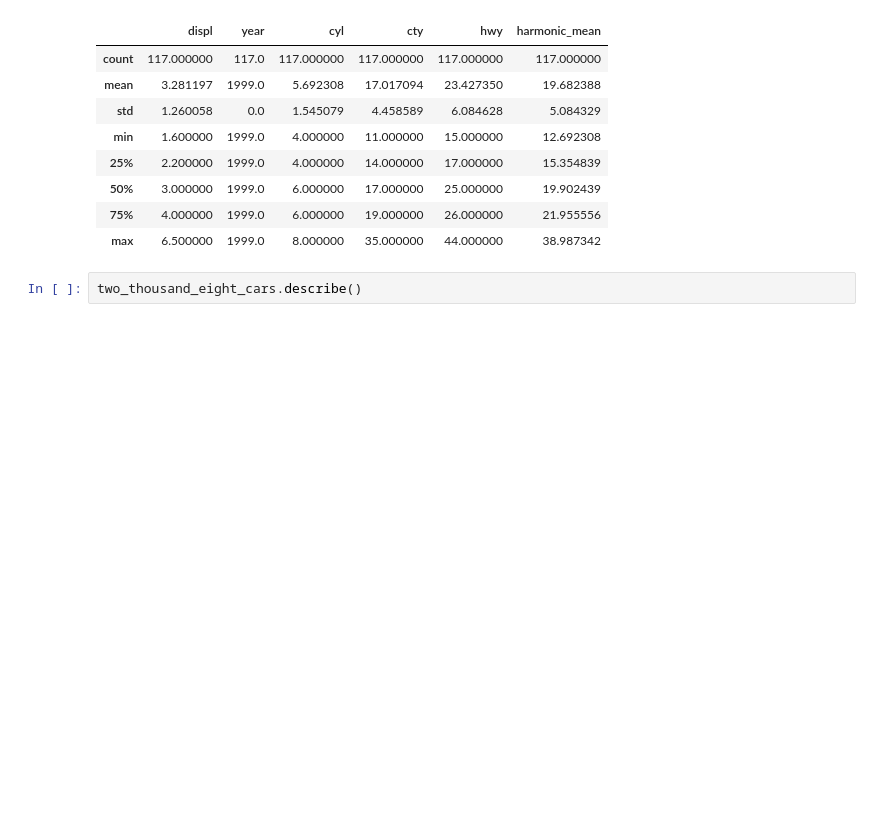
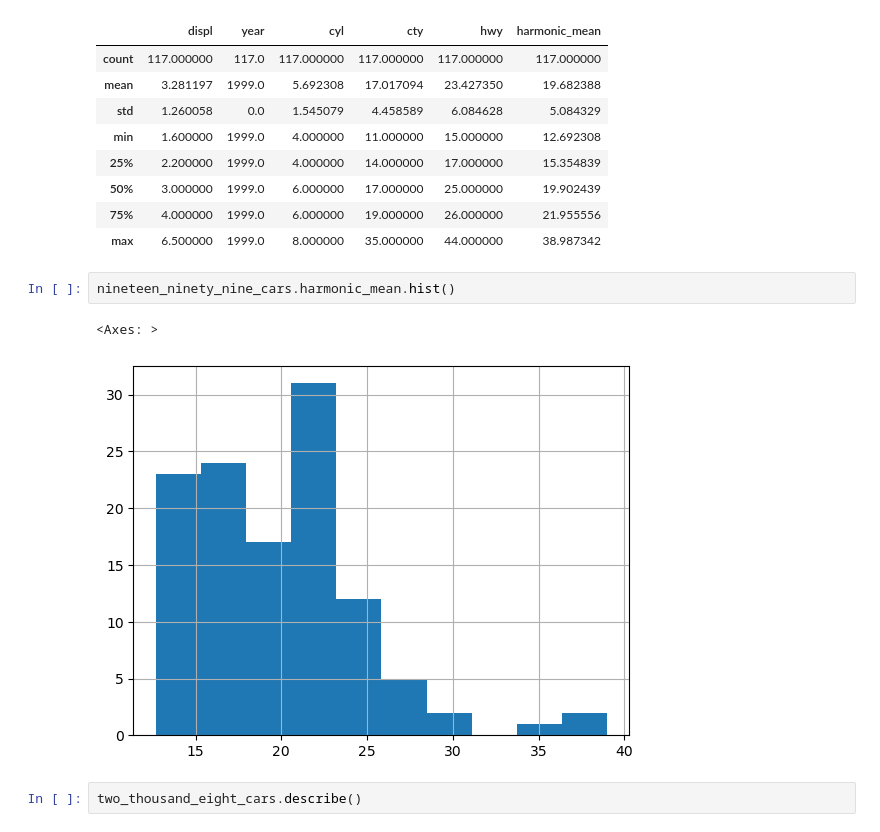
Before and after one commit to Alfred-W-S-Pirovits-Jr/statistics-exercises, a Jupyter notebook: hypothesis_testing.ipynb, the cells around one changed output. Cells and saved outputs as stored; diff of their text form; blank space fills up the shorter version.

```diff
--- a/hypothesis_testing.ipynb
+++ b/hypothesis_testing.ipynb
@@ -103,6 +133,11 @@ nineteen_ninety_nine_cars.describe()
 | 50% | 3.000000 | 1999.0 | 6.000000 | 17.000000 | 25.000000 | 19.902439 |
 | 75% | 4.000000 | 1999.0 | 6.000000 | 19.000000 | 26.000000 | 21.955556 |
 | max | 6.500000 | 1999.0 | 8.000000 | 35.000000 | 44.000000 | 38.987342 |
+# %%
+nineteen_ninety_nine_cars.harmonic_mean.hist()
+# %% [output]
+<Axes: >
+[figure, added]
 # %%
 two_thousand_eight_cars.describe()
 # %% [output]
```
Also changed, not shown: parts of 20 cells of this notebook.
